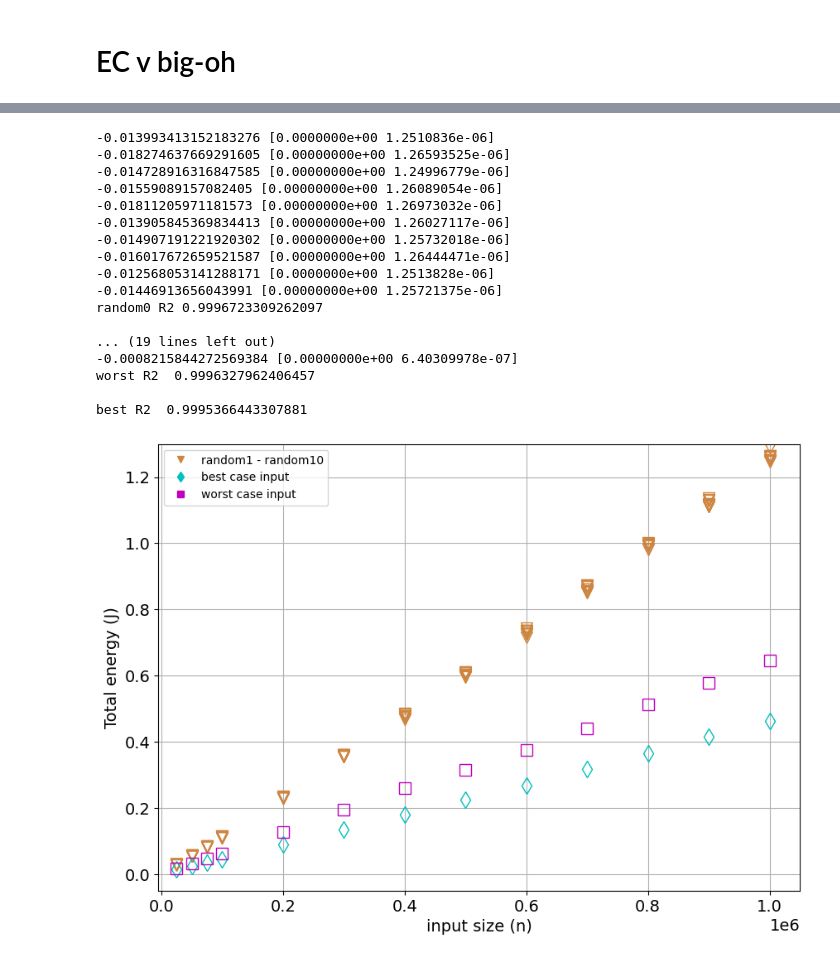
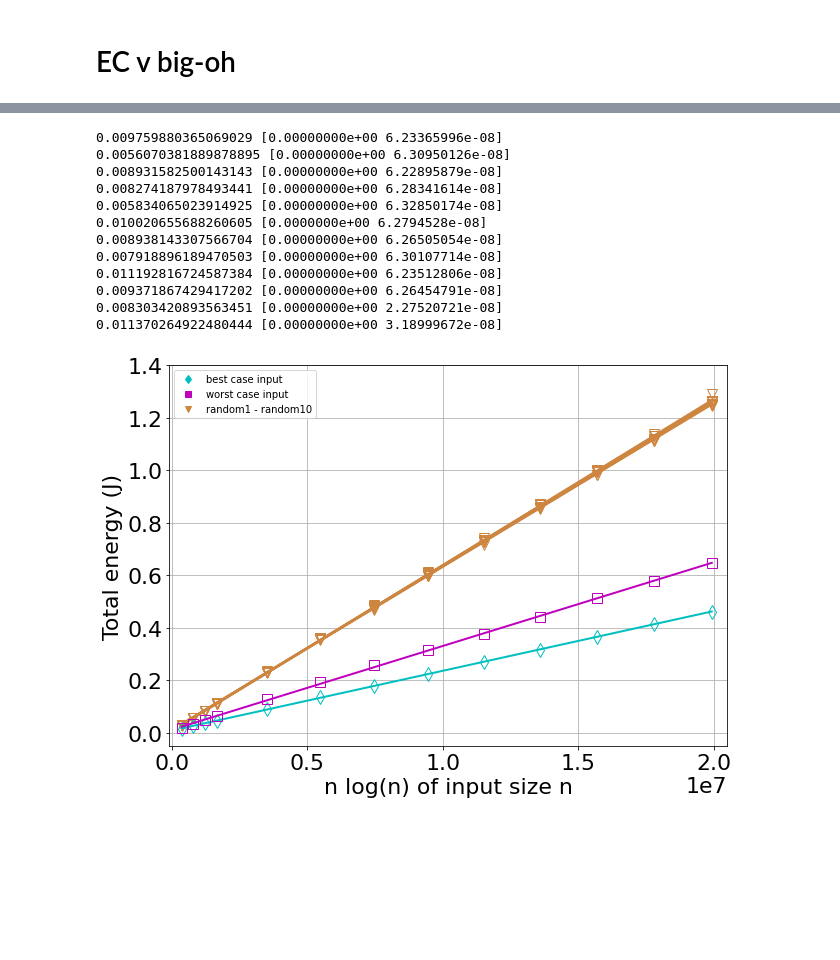
Before and after one commit to hrallil/RAPL_measurements, a Jupyter notebook: Java/FinalResults/FinalAnalysis/MergeMajaTest.ipynb, the cells around one changed output, grey strips where cells are left out. Cells and saved outputs as stored; diff of their text form; code cells hidden in the pictures; blank space fills up the shorter version.

```diff
--- a/Java/FinalResults/FinalAnalysis/MergeMajaTest.ipynb
+++ b/Java/FinalResults/FinalAnalysis/MergeMajaTest.ipynb
@@ -793,46 +823,44 @@ worst R2  0.9998584482160954
 # %%
 plt.figure(figsize=(10,7))
 color = "red"
 
 Rs = []
+plt.plot(-10000,-10000,"d", color="c",label="best case input")
+plt.plot(-10000,-10000,"s", color="m",label="worst case input")
+plt.plot(-10000,-10000,"v", color="peru",label="random1 - random10")
 
 for i in range(1,11):
-    Rs.append(polyReg(dfMergeMean16[dfMergeMean16["Input case"] == f"random{i}"]["Size"], dfMergeMean16[dfMergeMean16["Input case"] == f"random{i}"]["full EC"],1, f"random{i} case input", "peru", dots="v",regLine=False))
-plt.plot(-10000,-10000,"v", color="peru",label="random1 - random10")
-for i in range(len(Rs)):
-    print(f"random{i} R2", Rs[i][1], " \n")
-plt.plot(-10000,-10000,"d", color="c",label="best case input")
-best = polyReg(dfMergeMean16[dfMergeMean16["Input case"] == "best"]["Size"], dfMergeMean16[dfMergeMean16["Input case"] == "best"]["full EC"],1, "Merge time for best case input", "c",dots="d",regLine=False)
-plt.plot(-10000,-10000,"s", color="m",label="worst case input")
-worst = polyReg(dfMergeMean16[dfMergeMean16["Input case"] == "worst"]["Size"], dfMergeMean16[dfMergeMean16["Input case"] == "worst"]["full EC"],1, "Merge time for worst case input", "m",dots="s",regLine=False)
-print(f"worst R2 ", worst[1], "\n")
-print(f"best R2 ", best[1], "\n")
-#plt.title("Merge sort energy consumption vs input size.")
-plt.xlabel("input size (n)", fontsize = 14)
-plt.ylabel("Total energy (J)", fontsize = 14)
-plt.rc('xtick', labelsize= 14)
-plt.rc('ytick', labelsize= 14)
+    Rs.append(polyReg(dfMergeMean16[dfMergeMean16["Input case"] == f"random{i}"]["nlog(n)"], dfMergeMean16[dfMergeMean16["Input case"] == f"random{i}"]["full EC"],1, f"random{i} case input", "peru",dots="v"))
+
+best = polyReg(dfMergeMean16[dfMergeMean16["Input case"] == "best"]["nlog(n)"], dfMergeMean16[dfMergeMean16["Input case"] == "best"]["full EC"],1, "Merge time for best case input", "c",dots="d",regLine=True)
+worst = polyReg(dfMergeMean16[dfMergeMean16["Input case"] == "worst"]["nlog(n)"], dfMergeMean16[dfMergeMean16["Input case"] == "worst"]["full EC"],1, "Merge time for worst case input", "m",dots="s",regLine=True)
+
+#for i in range(len(Rs)):
+ #   print(f"random{i} R2", Rs[i][1], " \n")
+#print(f"worst R2 ", worst[1], "\n")
+#print(f"best R2 ", best[1], "\n")
+#plt.title("Merge sort energy consumption vs n log(n) of input size n, with linear regression.")
+
+plt.xlabel("n log(n) of input size n", fontsize = 22)
+plt.ylabel("Total energy (J)", fontsize = 22)
+plt.rc('xtick', labelsize= 22)
+plt.rc('ytick', labelsize= 22)
+plt.xlim(-100000, 20500000)
+plt.ylim(-0.05, 1.4)
 plt.grid()
-plt.xlim(-5000,1050000)
-plt.ylim(-0.05,1.3)
 plt.legend()
 plt.show()
 # %% [output]
--0.013993413152183276 [0.0000000e+00 1.2510836e-06]
--0.018274637669291605 [0.00000000e+00 1.26593525e-06]
--0.014728916316847585 [0.00000000e+00 1.24996779e-06]
--0.01559089157082405 [0.00000000e+00 1.26089054e-06]
--0.01811205971181573 [0.00000000e+00 1.26973032e-06]
--0.013905845369834413 [0.00000000e+00 1.26027117e-06]
--0.014907191221920302 [0.00000000e+00 1.25732018e-06]
--0.016017672659521587 [0.00000000e+00 1.26444471e-06]
--0.012568053141288171 [0.0000000e+00 1.2513828e-06]
--0.01446913656043991 [0.00000000e+00 1.25721375e-06]
-random0 R2 0.9996723309262097
-
-... (19 lines left out)
--0.0008215844272569384 [0.00000000e+00 6.40309978e-07]
-worst R2  0.9996327962406457
-
-best R2  0.9995366443307881
+0.009759880365069029 [0.00000000e+00 6.23365996e-08]
+0.0056070381889878895 [0.00000000e+00 6.30950126e-08]
+0.008931582500143143 [0.00000000e+00 6.22895879e-08]
+0.008274187978493441 [0.00000000e+00 6.28341614e-08]
+0.005834065023914925 [0.00000000e+00 6.32850174e-08]
+0.010020655688260605 [0.0000000e+00 6.2794528e-08]
+0.008938143307566704 [0.00000000e+00 6.26505054e-08]
+0.007918896189470503 [0.00000000e+00 6.30107714e-08]
+0.011192816724587384 [0.00000000e+00 6.23512806e-08]
+0.009371867429417202 [0.00000000e+00 6.26454791e-08]
+0.008303420893563451 [0.00000000e+00 2.27520721e-08]
+0.011370264922480444 [0.00000000e+00 3.18999672e-08]
-[figure, old version]
+[figure, new version]
```
Also changed, not shown: parts of 25 cells of this notebook, 2 other files.
